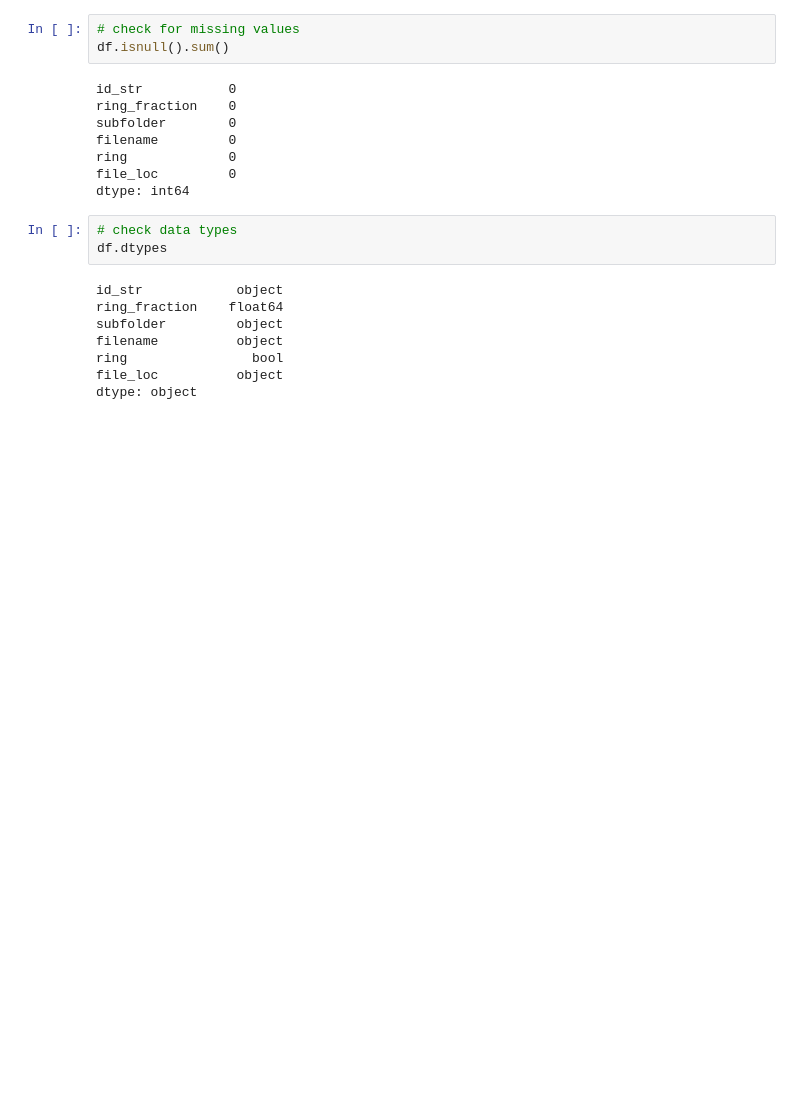
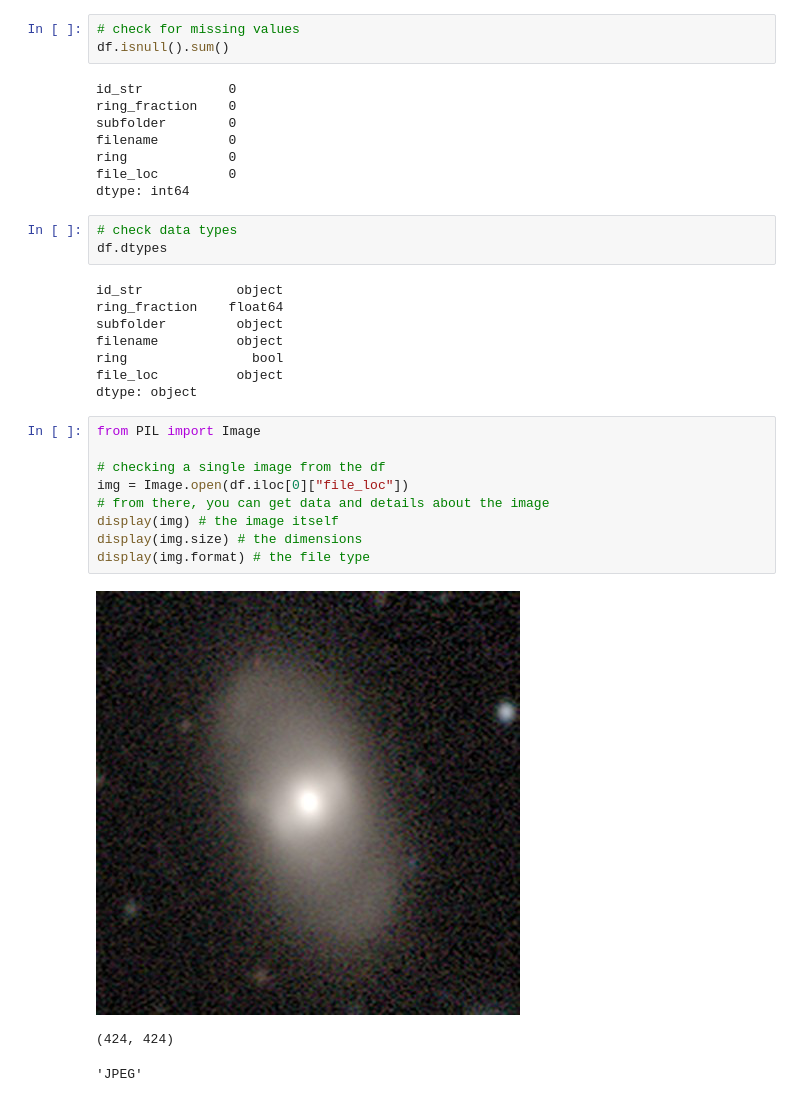
Before and after one commit to RobP910/Project-3---Galaxy-Zoo, a Jupyter notebook: data_exploration.ipynb, the cells around one changed output. Saved outputs shown, nothing was run; the diff lists cells and outputs as text; blank space fills up the shorter version.

Commit message:
adding image dislay

```diff
--- a/data_exploration.ipynb
+++ b/data_exploration.ipynb
@@ -45,3 +45,16 @@ filename          object
 ring                bool
 file_loc          object
 dtype: object
+# %%
+from PIL import Image
+
+# checking a single image from the df
+img = Image.open(df.iloc[0]["file_loc"])
+# from there, you can get data and details about the image
+display(img) # the image itself
+display(img.size) # the dimensions
+display(img.format) # the file type
+# %% [output]
+[figure, added]
+(424, 424)
+'JPEG'
```
Also changed, not shown: parts of 1 cell of this notebook.
